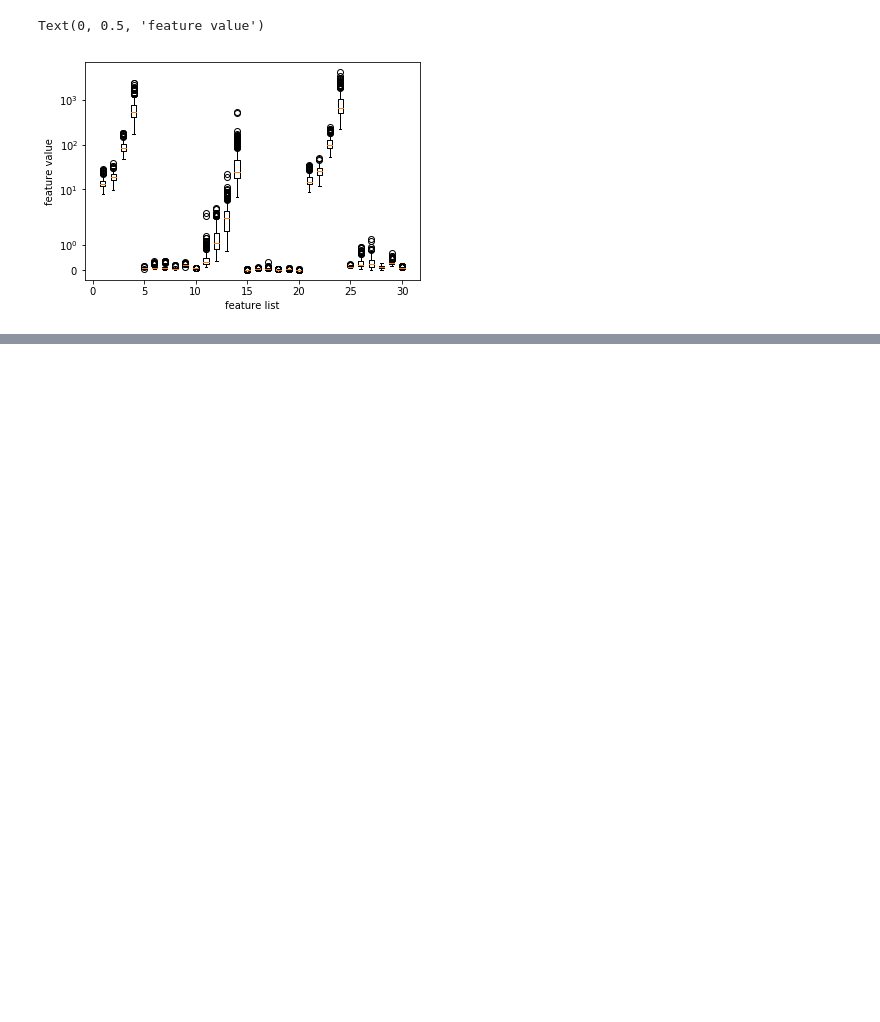
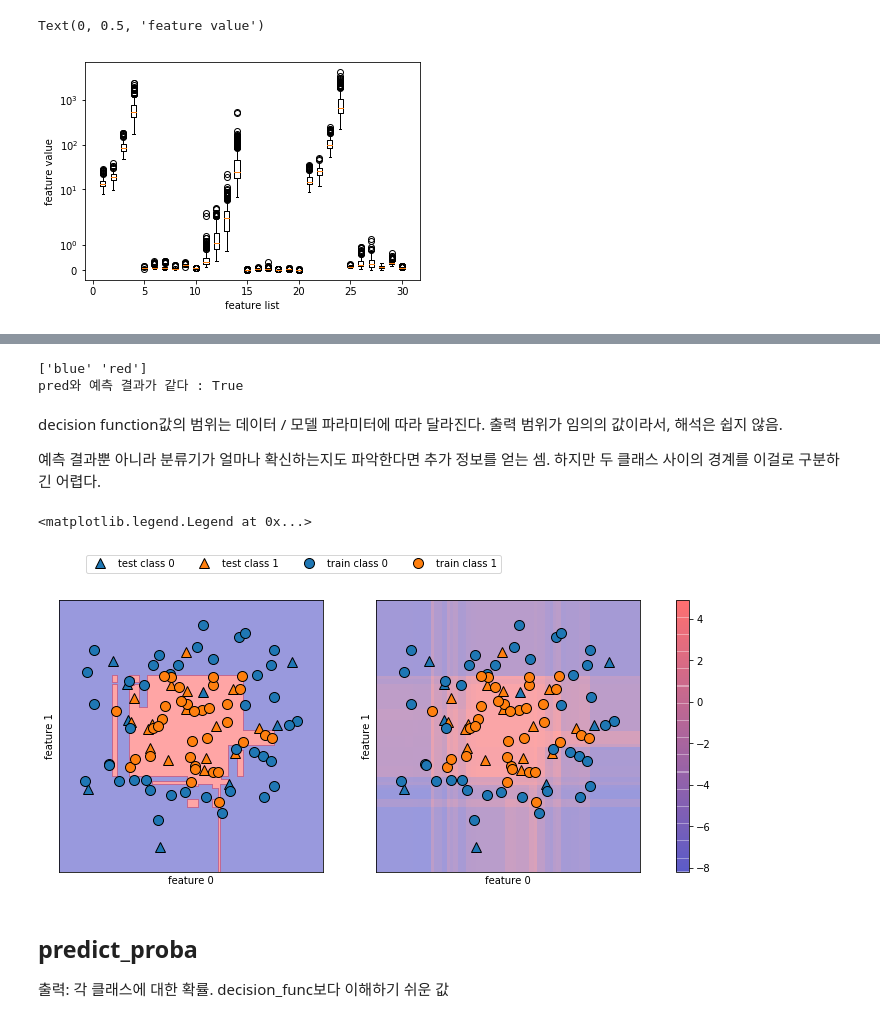
Before and after one commit to subratcall/ML-DL_python, a Jupyter notebook: 02_2_nonLinear_Classifier.ipynb, the cells around one changed output, grey strips where cells are left out. Saved outputs shown, nothing was run; the diff lists cells and outputs as text; code cells hidden in the pictures; blank space fills up the shorter version.

```diff
--- a/02_2_nonLinear_Classifier.ipynb
+++ b/02_2_nonLinear_Classifier.ipynb
@@ -374,0 +395,13 @@ Text(0, 0.5, 'feature value')
+# %%
+from sklearn.ensemble import GradientBoostingClassifier
+from sklearn.datasets import make_circles
+
+X, y = make_circles(noise = .25, factor = .5, random_state = 1)
+# %%
+# 예제를 위해 클래스 이름을 변경한다.
+y_named = np.array(['blue','red'])[y]
+# %%
+X_train, X_test, y_train_named, y_test_named, y_train, y_test = train_test_split(X, y_named, y, random_state=0)
+# %%
+gbrt = GradientBoostingClassifier(random_state=0)
+gbrt.fit(X_train, y_train_named)
@@ -374,0 +445,35 @@ Text(0, 0.5, 'feature value')
+# %%
+# boolean값 변환
+greater_0 = (gbrt.decision_function(X_test)>0).astype(int)
+# index로 사용
+print(gbrt.classes_)
+pred = gbrt.classes_[greater_0]
+print('pred와 예측 결과가 같다 : {}'.format(np.all(pred==gbrt.predict(X_test))))
+# %% [output]
+['blue' 'red']
+pred와 예측 결과가 같다 : True
+# %% [markdown]
+decision function값의 범위는 데이터 / 모델 파라미터에 따라 달라진다. 출력 범위가 임의의 값이라서, 해석은 쉽지 않음.
+
+예측 결과뿐 아니라 분류기가 얼마나 확신하는지도 파악한다면 추가 정보를 얻는 셈. 하지만 두 클래스 사이의 경계를 이걸로 구분하긴 어렵다.
+# %%
+fig, axes = plt.subplots(1,2,figsize=(13,5))
+mglearn.tools.plot_2d_separator(gbrt, X, ax = axes[0], alpha = .4, fill=True, cm = mglearn.cm2)
+score_img = mglearn.tools.plot_2d_scores(gbrt,X, ax=axes[1], alpha=.4, cm = mglearn.ReBl)
+
+for ax in axes:
+    # 훈련포인트 / 테스트 포인트 그리기
+    mglearn.discrete_scatter(X_test[:,0],X_test[:,1], y_test, markers = '^', ax = ax)
+    mglearn.discrete_scatter(X_train[:,0],X_train[:,1],y_train, markers='o', ax= ax)
+    ax.set_xlabel('feature 0')
+    ax.set_ylabel('feature 1')
+
+cbar = plt.colorbar(score_img, ax = axes.tolist())
+axes[0].legend(['test class 0', 'test class 1', 'train class 0', 'train class 1'], ncol=4,loc=(.1,1.1))
+# %% [output]
+<matplotlib.legend.Legend at 0x...>
+[figure, added]
+# %% [markdown]
+## predict_proba
+
+출력: 각 클래스에 대한 확률. decision_func보다 이해하기 쉬운 값
```
Also changed, not shown: parts of 11 cells of this notebook.
